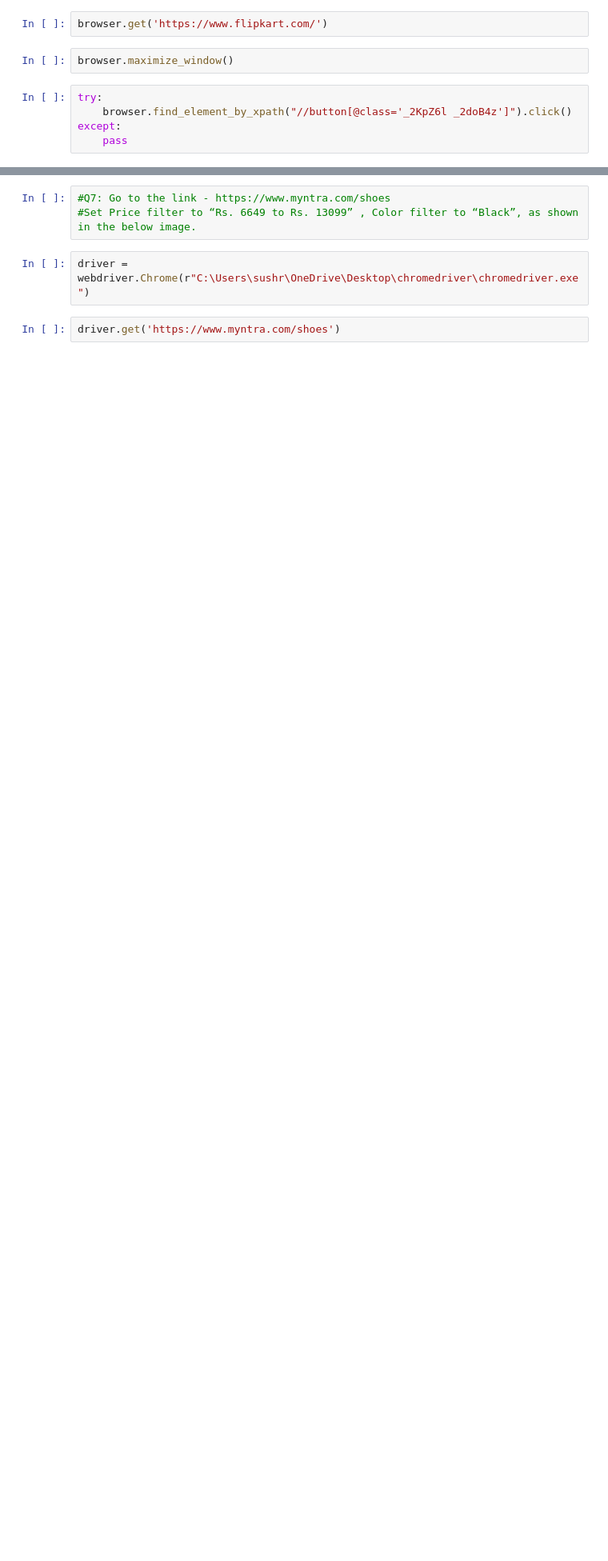
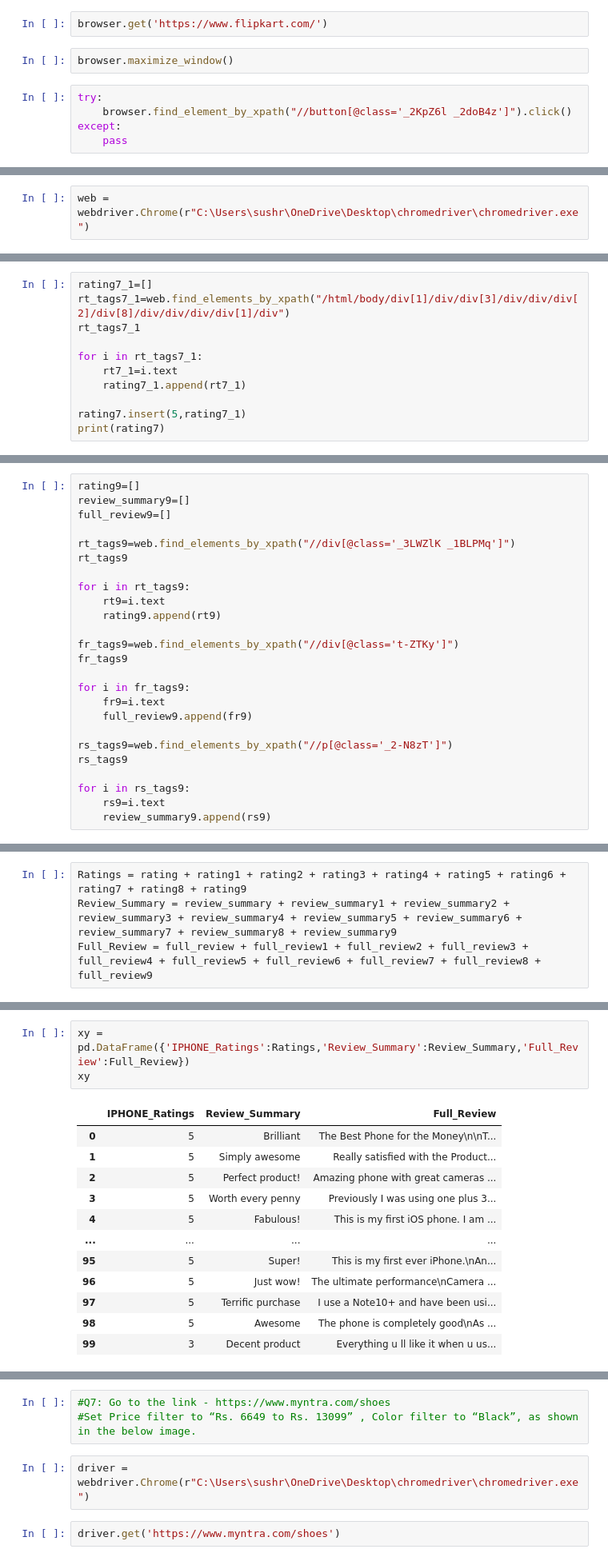
Before and after one commit to ssn-design/Internship_FlipRobo, a Jupyter notebook: selenium assignement 3 -FR-checkpoint.ipynb, the cells around one changed output, grey strips where cells are left out. Shown at 80% size. Saved outputs shown, nothing was run; the diff lists cells and outputs as text; blank space fills up the shorter version.

```diff
--- a/selenium assignement 3 -FR-checkpoint.ipynb
+++ b/selenium assignement 3 -FR-checkpoint.ipynb
@@ -408,0 +587,2 @@ Backtrace:
+# %%
+web = webdriver.Chrome(r"C:\Users\sushr\OneDrive\Desktop\chromedriver\chromedriver.exe")
@@ -408,0 +864,11 @@ Backtrace:
+# %%
+rating7_1=[]
+rt_tags7_1=web.find_elements_by_xpath("/html/body/div[1]/div/div[3]/div/div/div[2]/div[8]/div/div/div/div[1]/div")
+rt_tags7_1
+
+for i in rt_tags7_1:
+    rt7_1=i.text
+    rating7_1.append(rt7_1)
+
+rating7.insert(5,rating7_1)
+print(rating7)
@@ -408,0 +914,25 @@ Backtrace:
+# %%
+rating9=[]
+review_summary9=[]
+full_review9=[]
+
+rt_tags9=web.find_elements_by_xpath("//div[@class='_3LWZlK _1BLPMq']")
+rt_tags9
+
+for i in rt_tags9:
+    rt9=i.text
+    rating9.append(rt9)
+
+fr_tags9=web.find_elements_by_xpath("//div[@class='t-ZTKy']")
+fr_tags9
+
+for i in fr_tags9:
+    fr9=i.text
+    full_review9.append(fr9)
+
+rs_tags9=web.find_elements_by_xpath("//p[@class='_2-N8zT']")
+rs_tags9
+
+for i in rs_tags9:
+    rs9=i.text
+    review_summary9.append(rs9)
@@ -408,0 +943,4 @@ Backtrace:
+# %%
+Ratings = rating + rating1 + rating2 + rating3 + rating4 + rating5 + rating6 + rating7 + rating8 + rating9
+Review_Summary = review_summary + review_summary1 + review_summary2 + review_summary3 + review_summary4 + review_summary5 + review_summary6 + review_summary7 + review_summary8 + review_summary9
+Full_Review = full_review + full_review1 + full_review2 + full_review3 + full_review4 + full_review5 + full_review6 + full_review7 + full_review8 + full_review9
@@ -408,0 +951,16 @@ Backtrace:
+# %%
+xy = pd.DataFrame({'IPHONE_Ratings':Ratings,'Review_Summary':Review_Summary,'Full_Review':Full_Review})
+xy
+# %% [output]
+|  | IPHONE_Ratings | Review_Summary | Full_Review |
+| 0 | 5 | Brilliant | The Best Phone for the Money\n\nT... |
+| 1 | 5 | Simply awesome | Really satisfied with the Product... |
+| 2 | 5 | Perfect product! | Amazing phone with great cameras ... |
+| 3 | 5 | Worth every penny | Previously I was using one plus 3... |
+| 4 | 5 | Fabulous! | This is my first iOS phone. I am ... |
+| ... | ... | ... | ... |
+| 95 | 5 | Super! | This is my first ever iPhone.\nAn... |
+| 96 | 5 | Just wow! | The ultimate performance\nCamera ... |
+| 97 | 5 | Terrific purchase | I use a Note10+ and have been usi... |
+| 98 | 5 | Awesome | The phone is completely good\nAs ... |
+| 99 | 3 | Decent product | Everything u ll like it when u us... |
```
Also changed, not shown: parts of 102 cells of this notebook.
